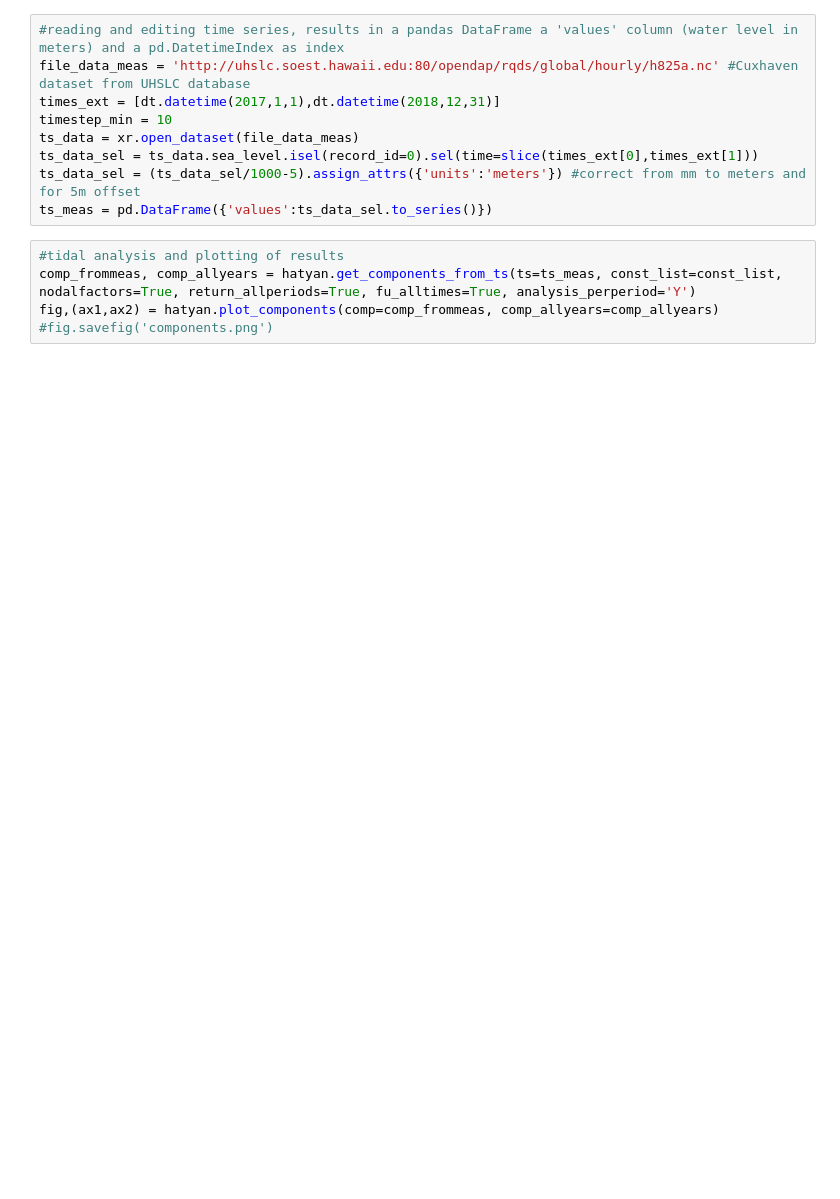
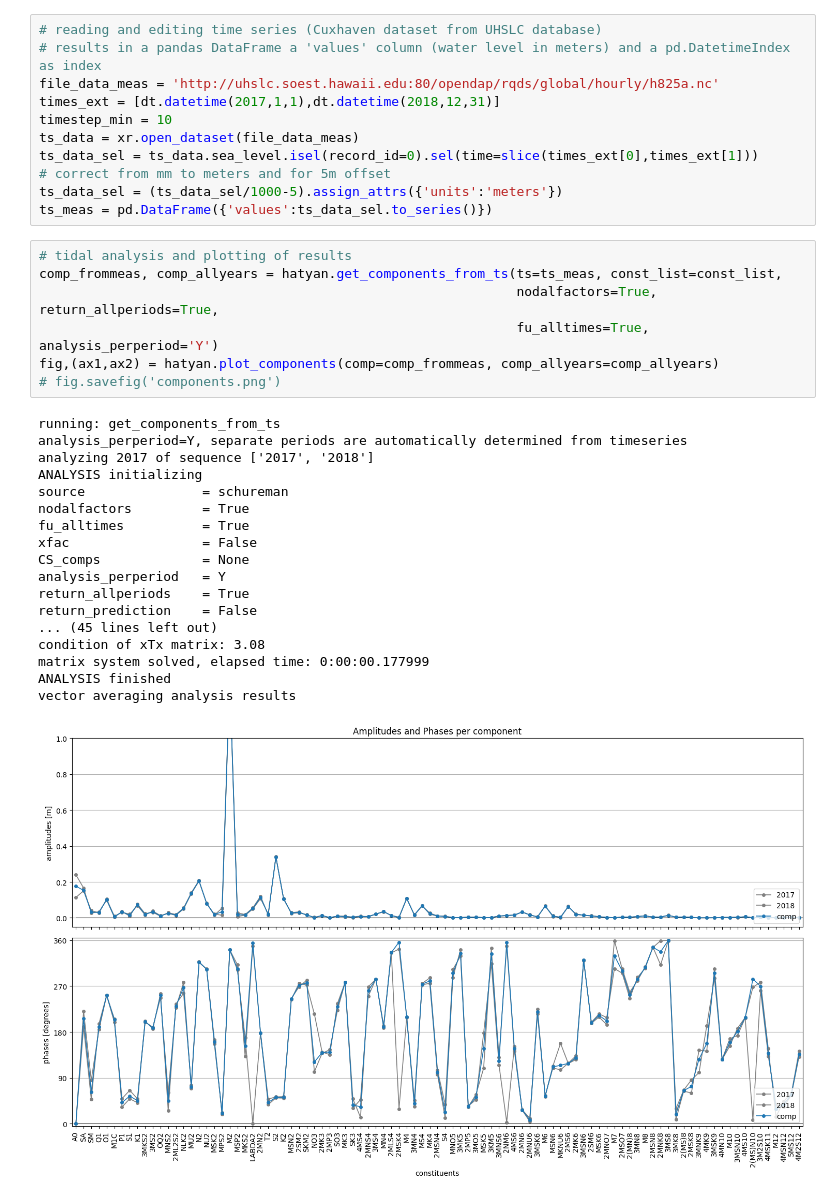
Before and after one commit to Deltares/hatyan, a Jupyter notebook: docs/notebooks/getting-started.ipynb, the cells around one changed output. Cells and saved outputs as stored; diff of their text form; blank space fills up the shorter version.

```diff
--- a/docs/notebooks/getting-started.ipynb
+++ b/docs/notebooks/getting-started.ipynb
@@ -13,16 +10,39 @@ AttributeError: module 'hatyan' has no attribute 'close'
 const_list = hatyan.get_const_list_hatyan('year')
 # %%
-#reading and editing time series, results in a pandas DataFrame a 'values' column (water level in meters) and a pd.DatetimeIndex as index
-file_data_meas = 'http://uhslc.soest.hawaii.edu:80/opendap/rqds/global/hourly/h825a.nc' #Cuxhaven dataset from UHSLC database
+# reading and editing time series (Cuxhaven dataset from UHSLC database)
+# results in a pandas DataFrame a 'values' column (water level in meters) and a pd.DatetimeIndex as index
+file_data_meas = 'http://uhslc.soest.hawaii.edu:80/opendap/rqds/global/hourly/h825a.nc'
 times_ext = [dt.datetime(2017,1,1),dt.datetime(2018,12,31)]
 timestep_min = 10
 ts_data = xr.open_dataset(file_data_meas)
 ts_data_sel = ts_data.sea_level.isel(record_id=0).sel(time=slice(times_ext[0],times_ext[1]))
-ts_data_sel = (ts_data_sel/1000-5).assign_attrs({'units':'meters'}) #correct from mm to meters and for 5m offset
+# correct from mm to meters and for 5m offset
+ts_data_sel = (ts_data_sel/1000-5).assign_attrs({'units':'meters'})
 ts_meas = pd.DataFrame({'values':ts_data_sel.to_series()})
 # %%
-#tidal analysis and plotting of results
-comp_frommeas, comp_allyears = hatyan.get_components_from_ts(ts=ts_meas, const_list=const_list, nodalfactors=True, return_allperiods=True, fu_alltimes=True, analysis_perperiod='Y')
+# tidal analysis and plotting of results
+comp_frommeas, comp_allyears = hatyan.get_components_from_ts(ts=ts_meas, const_list=const_list,
+                                                             nodalfactors=True, return_allperiods=True,
+                                                             fu_alltimes=True, analysis_perperiod='Y')
 fig,(ax1,ax2) = hatyan.plot_components(comp=comp_frommeas, comp_allyears=comp_allyears)
-#fig.savefig('components.png')
+# fig.savefig('components.png')
+# %% [output]
+running: get_components_from_ts
+analysis_perperiod=Y, separate periods are automatically determined from timeseries
+analyzing 2017 of sequence ['2017', '2018']
+ANALYSIS initializing
+source               = schureman
+nodalfactors         = True
+fu_alltimes          = True
+xfac                 = False
+CS_comps             = None
+analysis_perperiod   = Y
+return_allperiods    = True
+return_prediction    = False
+... (45 lines left out)
+condition of xTx matrix: 3.08
+matrix system solved, elapsed time: 0:00:00.177999
+ANALYSIS finished
+vector averaging analysis results
+[figure, added]
 # %%
```
Also changed, not shown: parts of 5 cells of this notebook.
